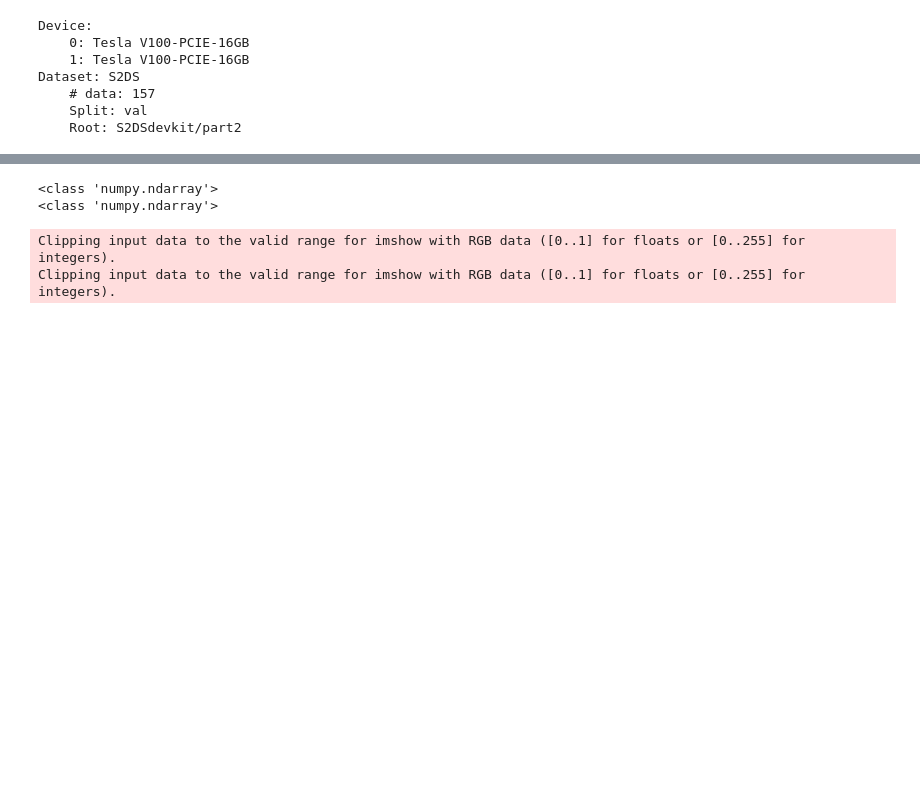
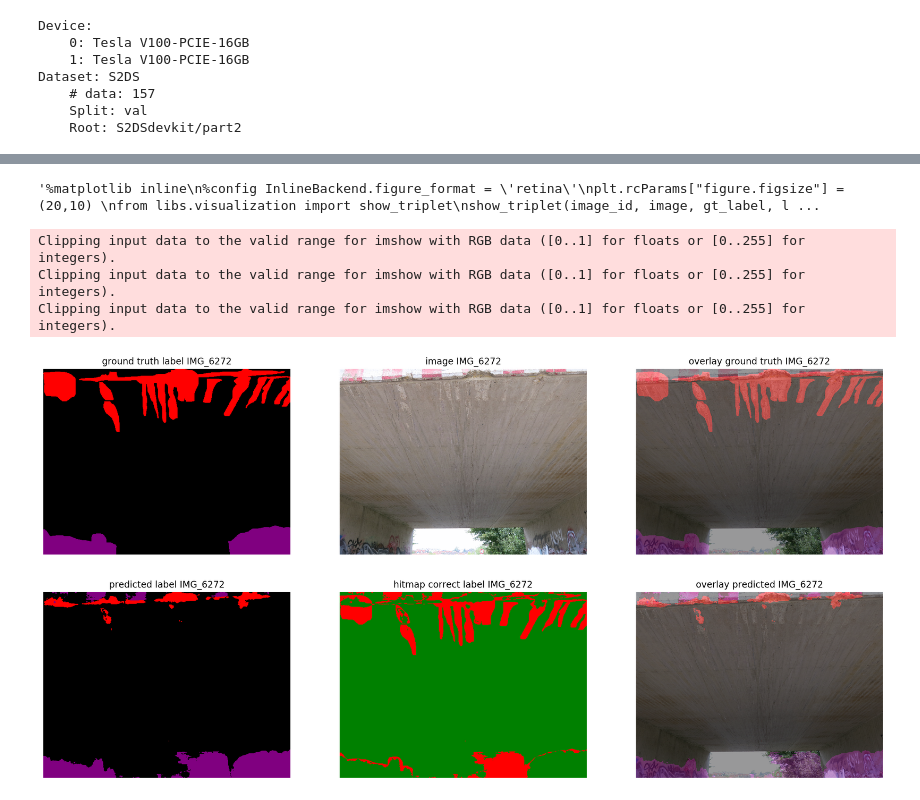
Before and after one commit to Madave94/deeplab-pytorch, a Jupyter notebook: PerformanceTestset.ipynb, the cells around one changed output, grey strips where cells are left out. Cells and saved outputs as stored; diff of their text form; code cells hidden in the pictures; blank space fills up the shorter version.

```diff
--- a/PerformanceTestset.ipynb
+++ b/PerformanceTestset.ipynb
@@ -134,12 +140,35 @@ print(type(label))
+# %%
+image = image.to(device)
+logit = model(image)
+_, H, W = gt_label.shape
+logit = F.interpolate(
+    logit, size=(H, W), mode="bilinear", align_corners=False
+)
+prob = F.softmax(logit, dim=1)
+label = torch.argmax(prob, dim=1)
+# %%
+from libs.visualization import preprocess_triplet
+image, gt_label, label, image_id = preprocess_triplet(
+    image.cpu(), gt_label.cpu(), label.cpu(), image_id, (CONFIG.IMAGE.MEAN.B, CONFIG.IMAGE.MEAN.G, CONFIG.IMAGE.MEAN.R)
+)
 # %%
-import matplotlib.pyplot as plt
-%matplotlib inline
+"""%matplotlib inline
 %config InlineBackend.figure_format = 'retina'
 plt.rcParams["figure.figsize"] = (20,10)
-from libs.visualization import show_pair
-show_pair(image_id, image, label, (CONFIG.IMAGE.MEAN.B, CONFIG.IMAGE.MEAN.G, CONFIG.IMAGE.MEAN.R))
+from libs.visualization import show_triplet
+show_triplet(image_id, image, gt_label, label, image_id)"""
 # %% [output]
-<class 'numpy.ndarray'>
-<class 'numpy.ndarray'>
+'%matplotlib inline\n%config InlineBackend.figure_format = \'retina\'\nplt.rcParams["figure.figsize"] = (20,10) \nfrom libs.visualization import show_triplet\nshow_triplet(image_id, image, gt_label, l ...
-Clipping input data to the valid range for imshow with RGB data ([0..1] for floats or [0..255] for integers).
-Clipping input data to the valid range for imshow with RGB data ([0..1] for floats or [0..255] for integers).
+# %%
+peformanceVis_path= "S2DSdevkit/merged/performanceVis/"
+
+%matplotlib inline
+%config InlineBackend.figure_format = 'retina'
+plt.rcParams["figure.figsize"] = (20,10)
+from libs.visualization import save_triplet
+save_triplet(image_id, image, gt_label, label, peformanceVis_path)
+# %% [output]
+Clipping input data to the valid range for imshow with RGB data ([0..1] for floats or [0..255] for integers).
+Clipping input data to the valid range for imshow with RGB data ([0..1] for floats or [0..255] for integers).
+Clipping input data to the valid range for imshow with RGB data ([0..1] for floats or [0..255] for integers).
+[figure, added]
```
Also changed, not shown: parts of 6 cells of this notebook, 1 other file.
